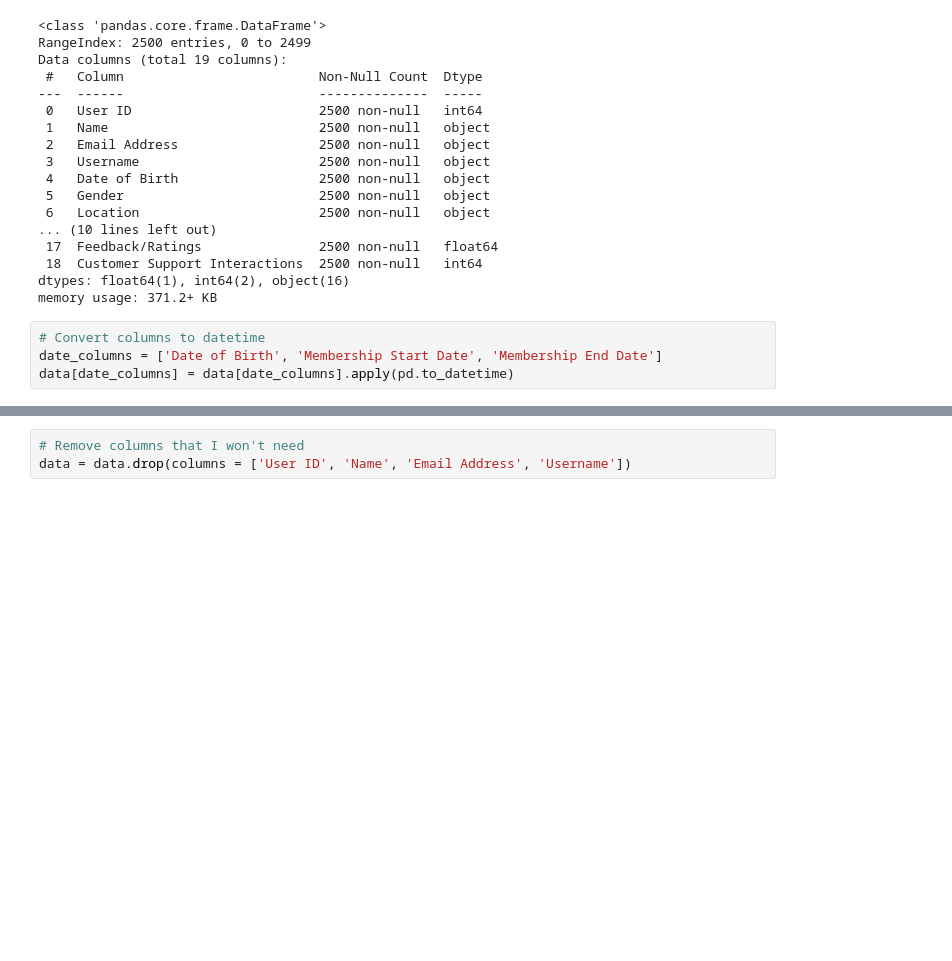
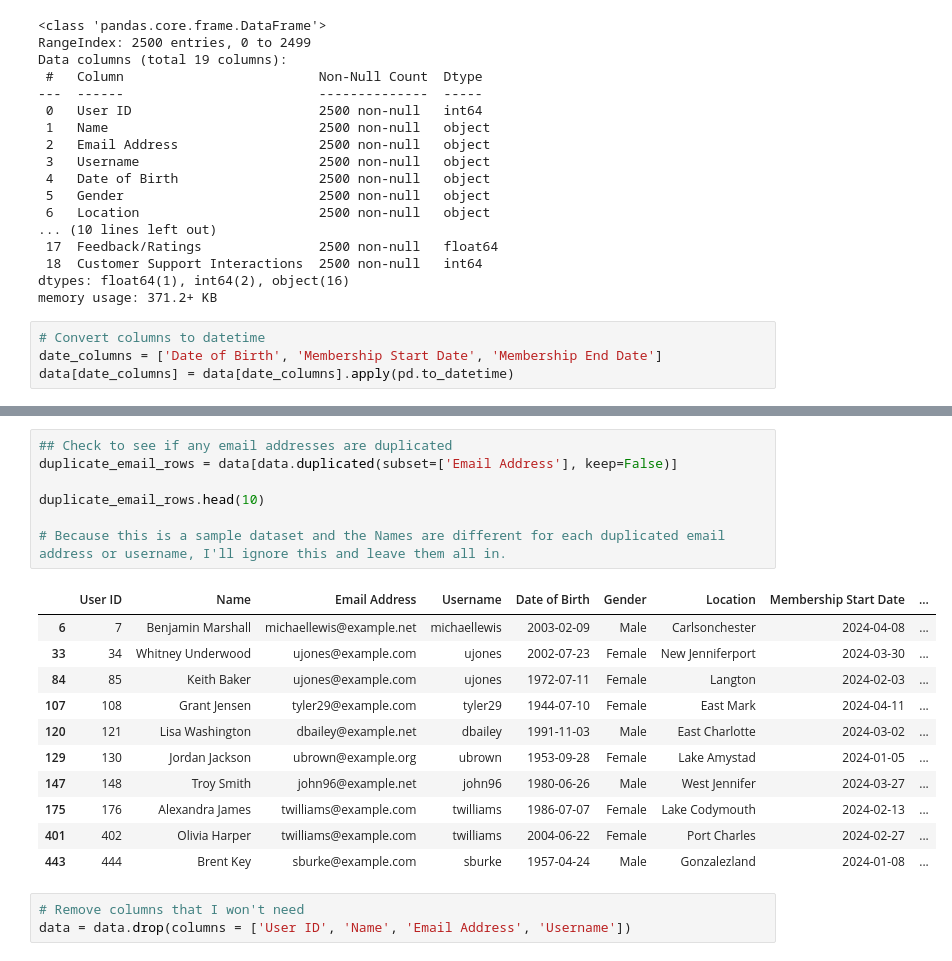
Before and after one commit to LEdwards-Analytics/Predictive-Modeling-for-Amazon-Prime-Subscription-Plans-Insights-from-User-Data, a Jupyter notebook: notebooks/Amazon Prime Users Analysis.ipynb, the cells around one changed output, grey strips where cells are left out. Drawn from its saved outputs; the diff is of its cells as text; blank space fills up the shorter version.

```diff
--- a/notebooks/Amazon Prime Users Analysis.ipynb
+++ b/notebooks/Amazon Prime Users Analysis.ipynb
@@ -131,3 +105,22 @@ duplicate_email_rows
+# %%
+## Check to see if any email addresses are duplicated
+duplicate_email_rows = data[data.duplicated(subset=['Email Address'], keep=False)]
+
+duplicate_email_rows.head(10)
+
+# Because this is a sample dataset and the Names are different for each duplicated email address or username, I'll ignore this and leave them all in.
+# %% [output]
+|  | User ID | Name | Email Address | Username | Date of Birth | Gender | Location | Membership Start Date | ... |
+| 6 | 7 | Benjamin Marshall | michaellewis@example.net | michaellewis | 2003-02-09 | Male | Carlsonchester | 2024-04-08 | ... |
+| 33 | 34 | Whitney Underwood | ujones@example.com | ujones | 2002-07-23 | Female | New Jenniferport | 2024-03-30 | ... |
+| 84 | 85 | Keith Baker | ujones@example.com | ujones | 1972-07-11 | Female | Langton | 2024-02-03 | ... |
+| 107 | 108 | Grant Jensen | tyler29@example.com | tyler29 | 1944-07-10 | Female | East Mark | 2024-04-11 | ... |
+| 120 | 121 | Lisa Washington | dbailey@example.net | dbailey | 1991-11-03 | Male | East Charlotte | 2024-03-02 | ... |
+| 129 | 130 | Jordan Jackson | ubrown@example.org | ubrown | 1953-09-28 | Female | Lake Amystad | 2024-01-05 | ... |
+| 147 | 148 | Troy Smith | john96@example.net | john96 | 1980-06-26 | Male | West Jennifer | 2024-03-27 | ... |
+| 175 | 176 | Alexandra James | twilliams@example.com | twilliams | 1986-07-07 | Female | Lake Codymouth | 2024-02-13 | ... |
+| 401 | 402 | Olivia Harper | twilliams@example.com | twilliams | 2004-06-22 | Female | Port Charles | 2024-02-27 | ... |
+| 443 | 444 | Brent Key | sburke@example.com | sburke | 1957-04-24 | Male | Gonzalezland | 2024-01-08 | ... |
 # %%
 # Remove columns that I won't need
 data = data.drop(columns = ['User ID', 'Name', 'Email Address', 'Username'])
```
Also changed, not shown: parts of 10 cells of this notebook, 1 other file.
